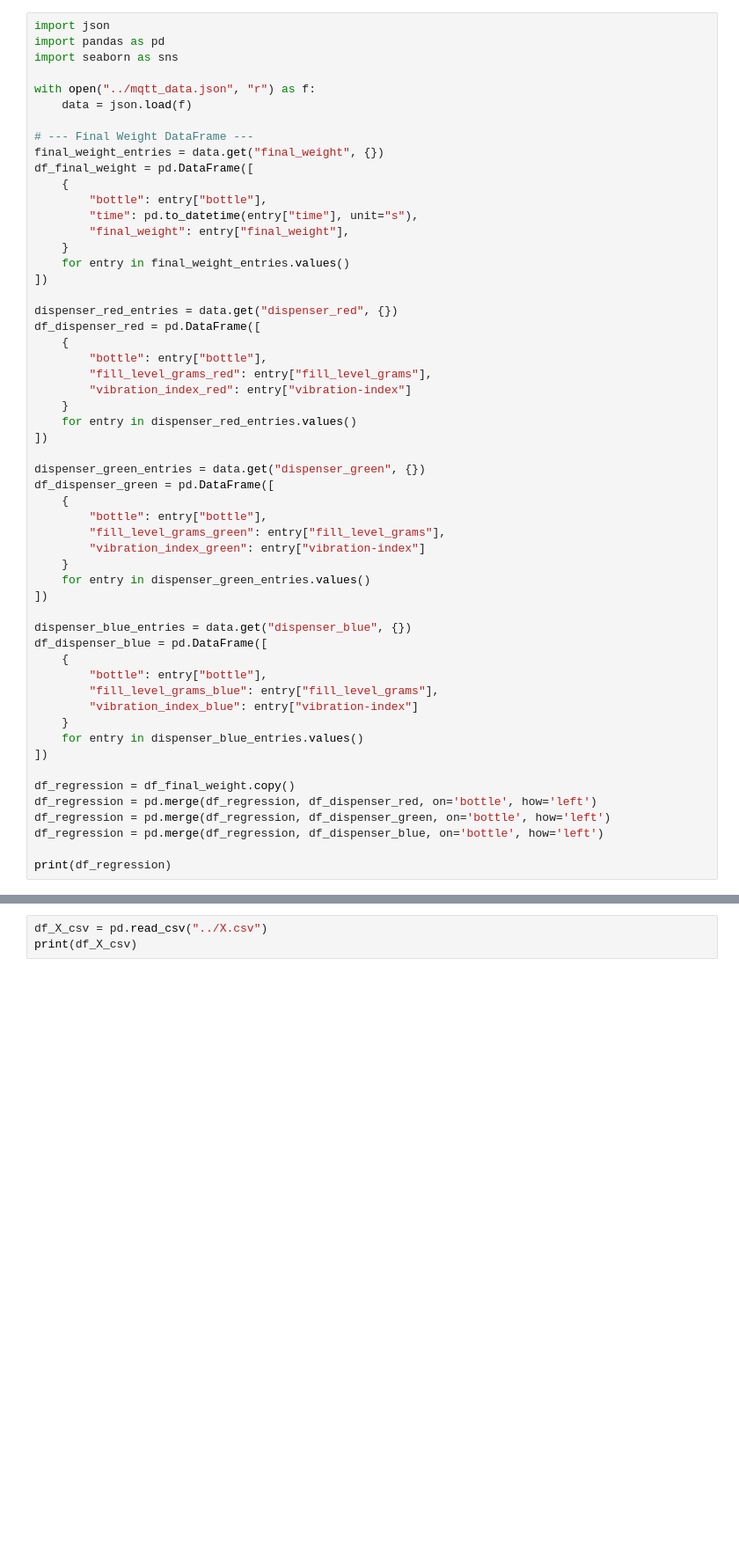
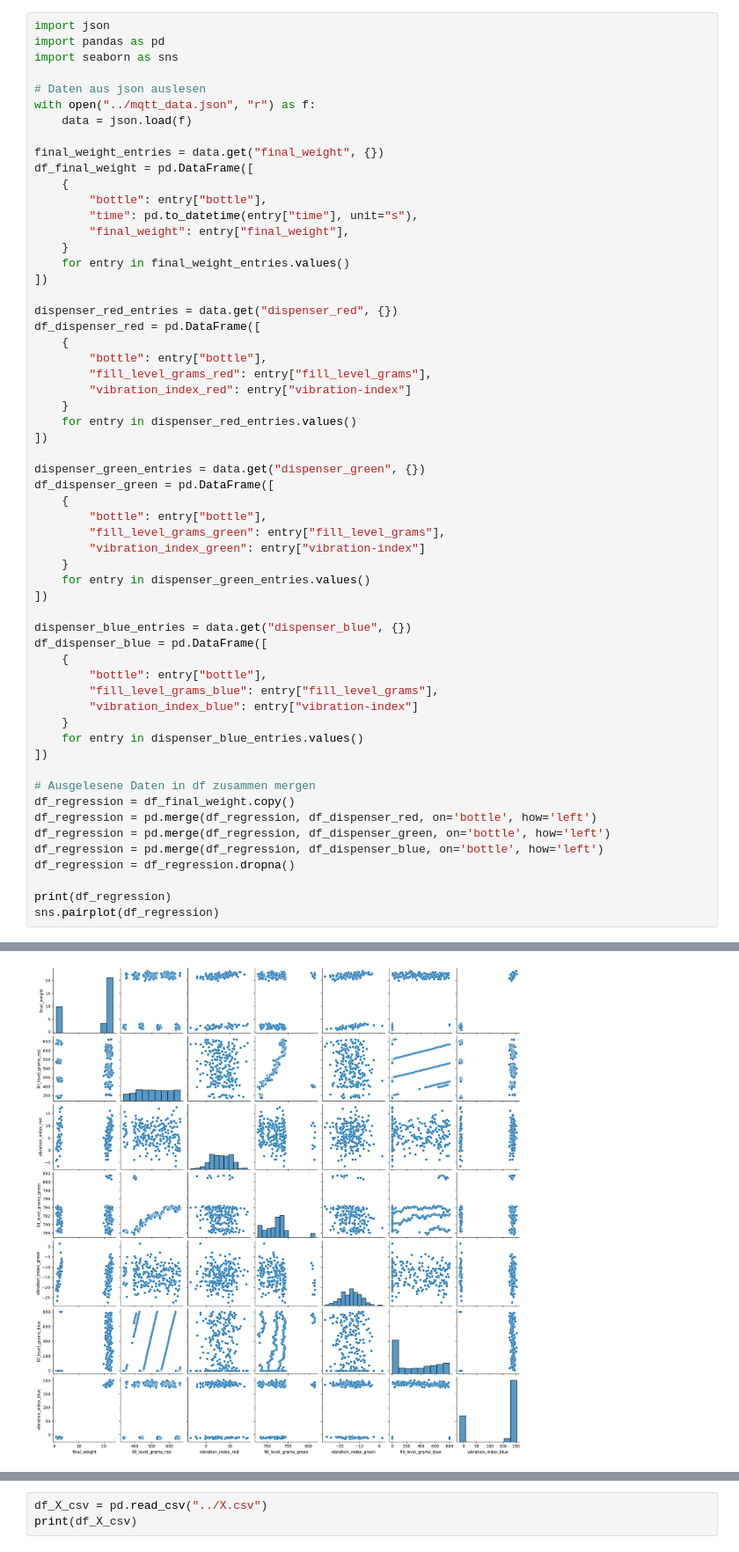
Before and after one commit to Abdullah-IT-Geek/AUT_Database, a Jupyter notebook: Process_data/regression.ipynb, the cells around one changed output, grey strips where cells are left out. Shown at 88% size. Cells and saved outputs as stored; diff of their text form; blank space fills up the shorter version.

```diff
--- a/Process_data/regression.ipynb
+++ b/Process_data/regression.ipynb
@@ -27,10 +27,10 @@ import json
 import pandas as pd
 import seaborn as sns
 
+# Daten aus json auslesen
 with open("../mqtt_data.json", "r") as f:
     data = json.load(f)
 
-# --- Final Weight DataFrame ---
 final_weight_entries = data.get("final_weight", {})
 df_final_weight = pd.DataFrame([
     {
@@ -71,11 +71,14 @@ df_dispenser_blue = pd.DataFrame([
     for entry in dispenser_blue_entries.values()
 ])
 
+# Ausgelesene Daten in df zusammen mergen
 df_regression = df_final_weight.copy()
 df_regression = pd.merge(df_regression, df_dispenser_red, on='bottle', how='left')
 df_regression = pd.merge(df_regression, df_dispenser_green, on='bottle', how='left')
 df_regression = pd.merge(df_regression, df_dispenser_blue, on='bottle', how='left')
+df_regression = df_regression.dropna()
 
 print(df_regression)
+sns.pairplot(df_regression)
 # %% [output]
        bottle                time  final_weight  fill_level_grams_red  \
@@ -98,3 +102,4 @@ print(df_regression)
+[figure, added]
 # %% [markdown]
 ## Trainings- und Testdaten
 
```
Also changed, not shown: parts of 15 cells of this notebook, 2 other files.
